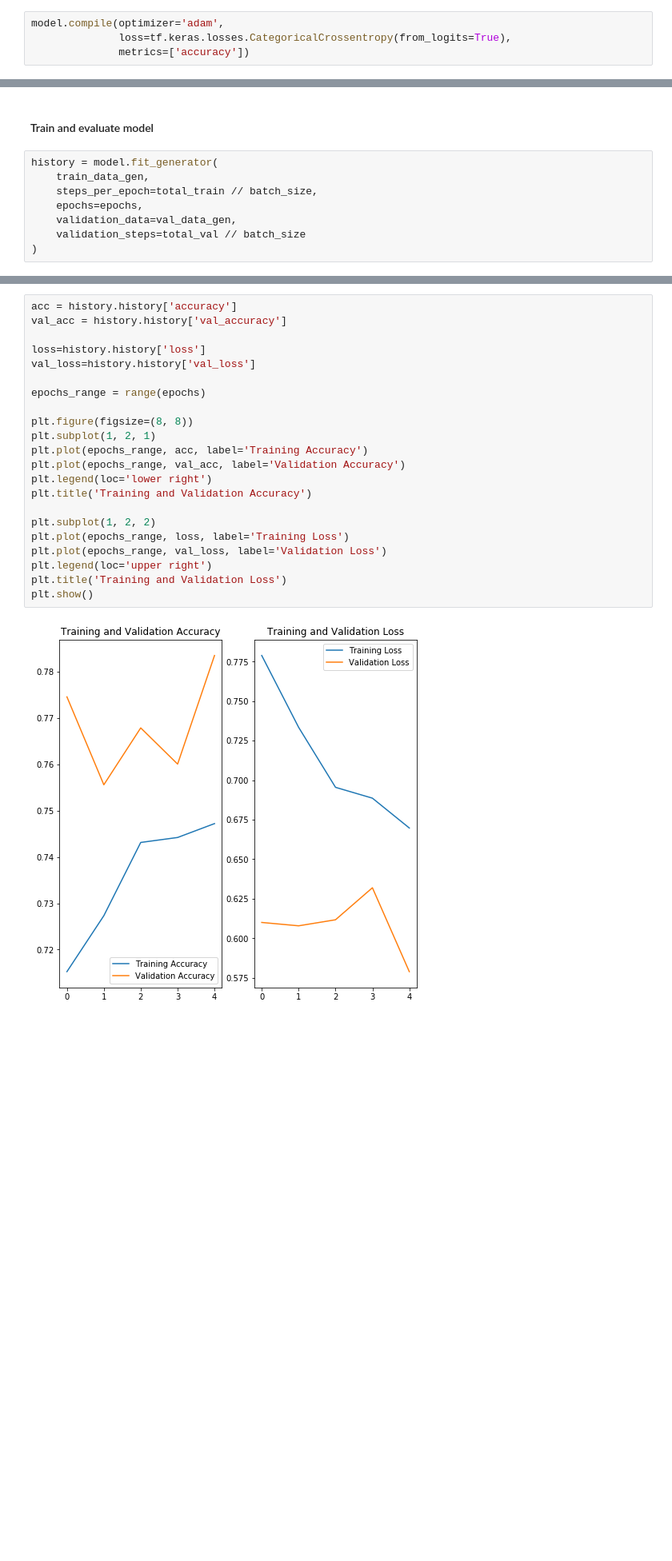
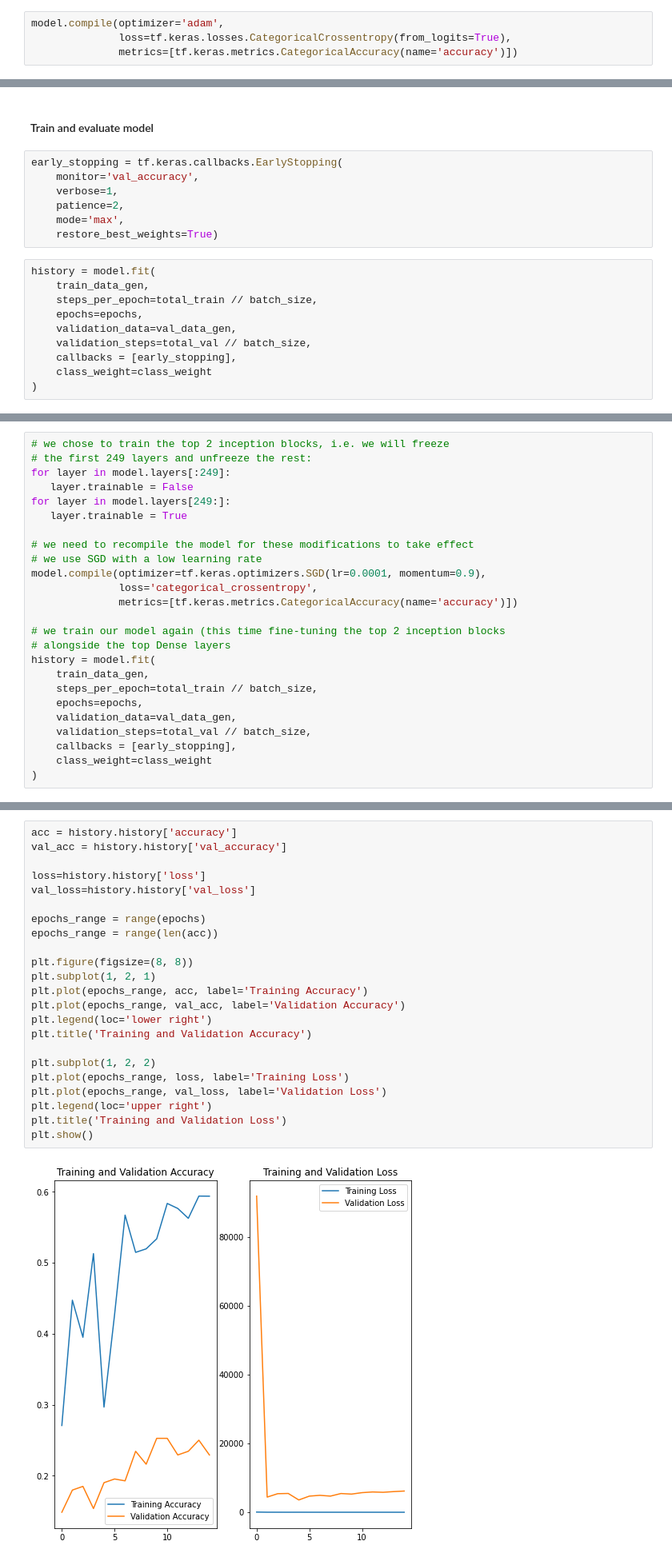
Before and after one commit to alexandraabbas/mole-image-classifier, a Jupyter notebook: mole_classifier_tensorflow.ipynb, the cells around one changed output, grey strips where cells are left out. Shown at 80% size. Drawn from its saved outputs; the diff is of its cells as text; blank space fills up the shorter version.

```diff
--- a/mole_classifier_tensorflow.ipynb
+++ b/mole_classifier_tensorflow.ipynb
@@ -261,7 +306,7 @@ model_new = Sequential([
 # %%
 model.compile(optimizer='adam',
               loss=tf.keras.losses.CategoricalCrossentropy(from_logits=True),
-              metrics=['accuracy'])
+              metrics=[tf.keras.metrics.CategoricalAccuracy(name='accuracy')])
 # %%
 model.summary()
 # %% [output]
@@ -285,11 +330,20 @@ _________________________________________________________________
 # %% [markdown]
 #### Train and evaluate model
+# %%
+early_stopping = tf.keras.callbacks.EarlyStopping(
+    monitor='val_accuracy',
+    verbose=1,
+    patience=2,
+    mode='max',
+    restore_best_weights=True)
 # %%
-history = model.fit_generator(
+history = model.fit(
     train_data_gen,
     steps_per_epoch=total_train // batch_size,
     epochs=epochs,
     validation_data=val_data_gen,
-    validation_steps=total_val // batch_size
+    validation_steps=total_val // batch_size,
+    callbacks = [early_stopping],
+    class_weight=class_weight
 )
 # %% [output]
@@ -305,0 +367,25 @@ Epoch 5/5
+# %%
+# we chose to train the top 2 inception blocks, i.e. we will freeze
+# the first 249 layers and unfreeze the rest:
+for layer in model.layers[:249]:
+   layer.trainable = False
+for layer in model.layers[249:]:
+   layer.trainable = True
+
+# we need to recompile the model for these modifications to take effect
+# we use SGD with a low learning rate
+model.compile(optimizer=tf.keras.optimizers.SGD(lr=0.0001, momentum=0.9),
+              loss='categorical_crossentropy',
+              metrics=[tf.keras.metrics.CategoricalAccuracy(name='accuracy')])
+
+# we train our model again (this time fine-tuning the top 2 inception blocks
+# alongside the top Dense layers
+history = model.fit(
+    train_data_gen,
+    steps_per_epoch=total_train // batch_size,
+    epochs=epochs,
+    validation_data=val_data_gen,
+    validation_steps=total_val // batch_size,
+    callbacks = [early_stopping],
+    class_weight=class_weight
+)
@@ -306,25 +410,26 @@ Epoch 5/5
 # %%
 acc = history.history['accuracy']
 val_acc = history.history['val_accuracy']
 
 loss=history.history['loss']
 val_loss=history.history['val_loss']
 
 epochs_range = range(epochs)
+epochs_range = range(len(acc))
 
 plt.figure(figsize=(8, 8))
 plt.subplot(1, 2, 1)
 plt.plot(epochs_range, acc, label='Training Accuracy')
 plt.plot(epochs_range, val_acc, label='Validation Accuracy')
 plt.legend(loc='lower right')
 plt.title('Training and Validation Accuracy')
 
 plt.subplot(1, 2, 2)
 plt.plot(epochs_range, loss, label='Training Loss')
 plt.plot(epochs_range, val_loss, label='Validation Loss')
 plt.legend(loc='upper right')
 plt.title('Training and Validation Loss')
 plt.show()
 # %% [output]
-[figure, old version]
+[figure, new version]
 # %% [markdown]
```
Also changed, not shown: parts of 31 cells of this notebook.
